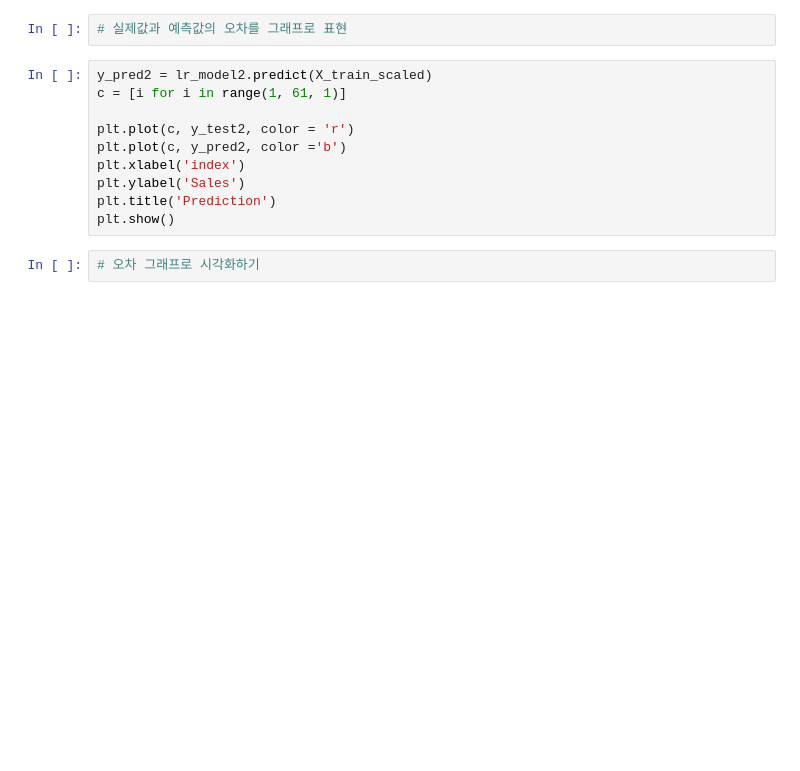
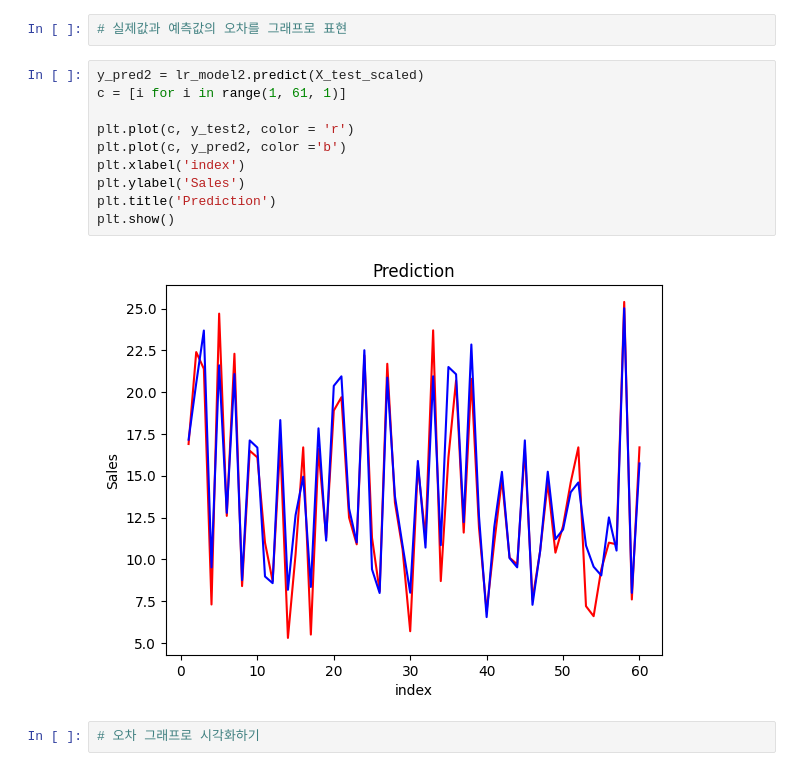
Before and after one commit to jiminxchris/pythonmlproject20260424, a Jupyter notebook: 01_회귀_광고.ipynb, the cells around one changed output. Drawn from its saved outputs; the diff is of its cells as text; blank space fills up the shorter version.

```diff
--- a/01_회귀_광고.ipynb
+++ b/01_회귀_광고.ipynb
@@ -283,15 +291,17 @@ mlr.head()
 # %%
 # 실제값과 예측값의 오차를 그래프로 표현
 # %%
-y_pred2 = lr_model2.predict(X_train_scaled)
+y_pred2 = lr_model2.predict(X_test_scaled)
 c = [i for i in range(1, 61, 1)]
 
 plt.plot(c, y_test2, color = 'r')
 plt.plot(c, y_pred2, color ='b')
 plt.xlabel('index')
 plt.ylabel('Sales')
 plt.title('Prediction')
 plt.show()
+# %% [output]
+[figure, added]
 # %%
 # 오차 그래프로 시각화하기
 # %%
```
Also changed, not shown: parts of 23 cells of this notebook.
